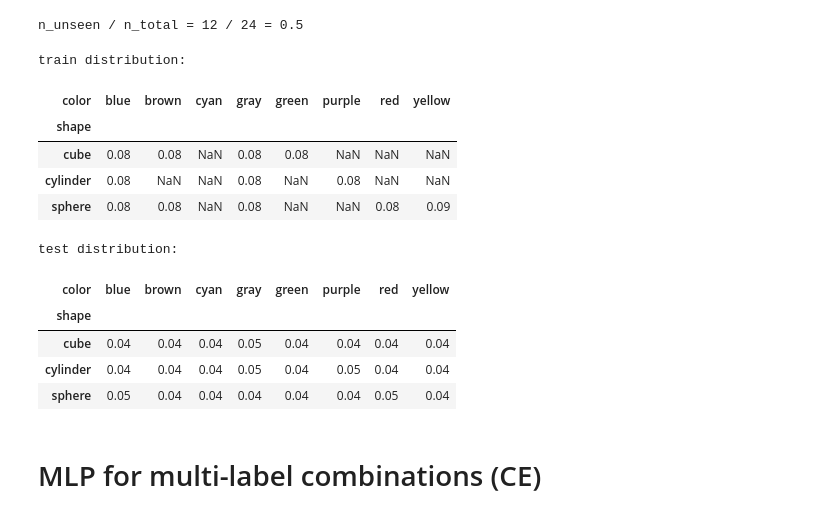
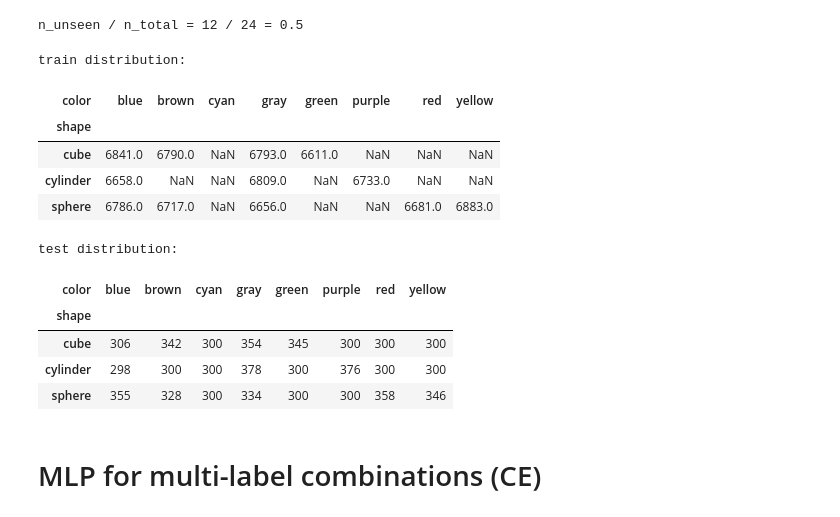
Before and after one commit to Ozziko/causal_comp, a Jupyter notebook: MLLS.ipynb, the cells around one changed output. Cells and saved outputs as stored; diff of their text form; code cells hidden in the pictures.

```diff
--- a/MLLS.ipynb
+++ b/MLLS.ipynb
@@ -390,26 +493,30 @@ for phase in ['train', 'val', 'test']:
 # %%
-X, Y_comb = {}, {}
-label_dists_df = global_label_combs.copy()
-for phase in ['train', 'val', 'test']:
-    dataset = datasets[phase]
-    data_df = pd.DataFrame(dataset.data, columns=['filename', 'color', 'shape'])
-    data_df = data_df.merge(label_dists_df, on=label_cols)
+if args.dataset_variant in ['VT', 'UV']:
+    X, Y_comb = {}, {}
+    label_dists_df = global_label_combs.copy()
+    for phase, dataset in datasets.items():
+        dataset = datasets[phase]
+        data_df = pd.DataFrame(dataset.data, columns=['filename', 'color', 'shape'])
+        data_df = data_df.merge(label_dists_df, on=label_cols)
 
-    Y_comb[phase] = data_df['comb idx'].values.astype('int64')
-    print(f"{phase} contains {len(data_df)} samples")
+        Y_comb[phase] = data_df['comb idx'].values.astype('int64')
+        print(f"{phase} contains {len(data_df)} samples")
 
-    features = dataset.activations
-    X[phase] = torch.cat([features[filename].unsqueeze(0)
-        for filename in data_df['filename']], dim=0)
+        features = dataset.activations
+        X[phase] = torch.cat([features[filename].unsqueeze(0)
+            for filename in data_df['filename']], dim=0)
 
-    dist_df = data_df.groupby(label_cols).size()
-    dist_df.name = f'{phase} samples'
-    dist_df = dist_df.reset_index()
-    dist_df[f'{phase} freq'] = dist_df[f'{phase} samples']/dist_df[f'{phase} samples'].sum()
-    label_dists_df = label_dists_df.merge(dist_df, on=label_cols, how='outer')
+        dist_df = data_df.groupby(label_cols).size()
+        dist_df.name = f'{phase} samples'
+        dist_df = dist_df.reset_index()
+        dist_df[f'{phase} freq'] = dist_df[f'{phase} samples']/dist_df[f'{phase} samples'].sum()
+        label_dists_df = label_dists_df.merge(dist_df, on=label_cols, how='outer')
 
-label_dists_df = label_dists_df.set_index('comb idx')
-label_dists_df
+    label_dists_df = label_dists_df.set_index('comb idx')
+    label_dists_df.loc[label_dists_df['train freq'].isna(), 'state'] = 'unseen'
+    label_dists_df.loc[~label_dists_df['train freq'].isna(), 'state'] = 'seen'
+
+    display(label_dists_df)
 # %% [output]
 train contains 80958 samples
 val contains 4678 samples
@@ -444,21 +551,22 @@ n_unseen / n_total = 12 / 24 = 0.5
 # %%
 for phase in ['train', 'test']:
     print(f"{phase} distribution:")
-    with pd.option_context('display.float_format',"{:,.2f}".format):
-        display(label_dists_df.pivot(index='shape', columns='color', values=f'{phase} freq'))
+    # with pd.option_context('display.float_format',"{:,.4f}".format):
+    #     display(label_dists_df.pivot(index='shape', columns='color', values=f'{phase} freq'))
+    display(label_dists_df.pivot(index='shape', columns='color', values=f'{phase} samples'))
 # %% [output]
 train distribution:
 | color | blue | brown | cyan | gray | green | purple | red | yellow |
 | shape |  |  |  |  |  |  |  |  |
-| cube | 0.08 | 0.08 | NaN | 0.08 | 0.08 | NaN | NaN | NaN |
-| cylinder | 0.08 | NaN | NaN | 0.08 | NaN | 0.08 | NaN | NaN |
-| sphere | 0.08 | 0.08 | NaN | 0.08 | NaN | NaN | 0.08 | 0.09 |
+| cube | 6841.0 | 6790.0 | NaN | 6793.0 | 6611.0 | NaN | NaN | NaN |
+| cylinder | 6658.0 | NaN | NaN | 6809.0 | NaN | 6733.0 | NaN | NaN |
+| sphere | 6786.0 | 6717.0 | NaN | 6656.0 | NaN | NaN | 6681.0 | 6883.0 |
 test distribution:
 | color | blue | brown | cyan | gray | green | purple | red | yellow |
 | shape |  |  |  |  |  |  |  |  |
-| cube | 0.04 | 0.04 | 0.04 | 0.05 | 0.04 | 0.04 | 0.04 | 0.04 |
-| cylinder | 0.04 | 0.04 | 0.04 | 0.05 | 0.04 | 0.05 | 0.04 | 0.04 |
-| sphere | 0.05 | 0.04 | 0.04 | 0.04 | 0.04 | 0.04 | 0.05 | 0.04 |
+| cube | 306 | 342 | 300 | 354 | 345 | 300 | 300 | 300 |
+| cylinder | 298 | 300 | 300 | 378 | 300 | 376 | 300 | 300 |
+| sphere | 355 | 328 | 300 | 334 | 300 | 300 | 358 | 346 |
 # %% [markdown]
 # MLP for multi-label combinations (CE)
 # %% [markdown]
```
Also changed, not shown: parts of 40 cells of this notebook, 1 other file.
